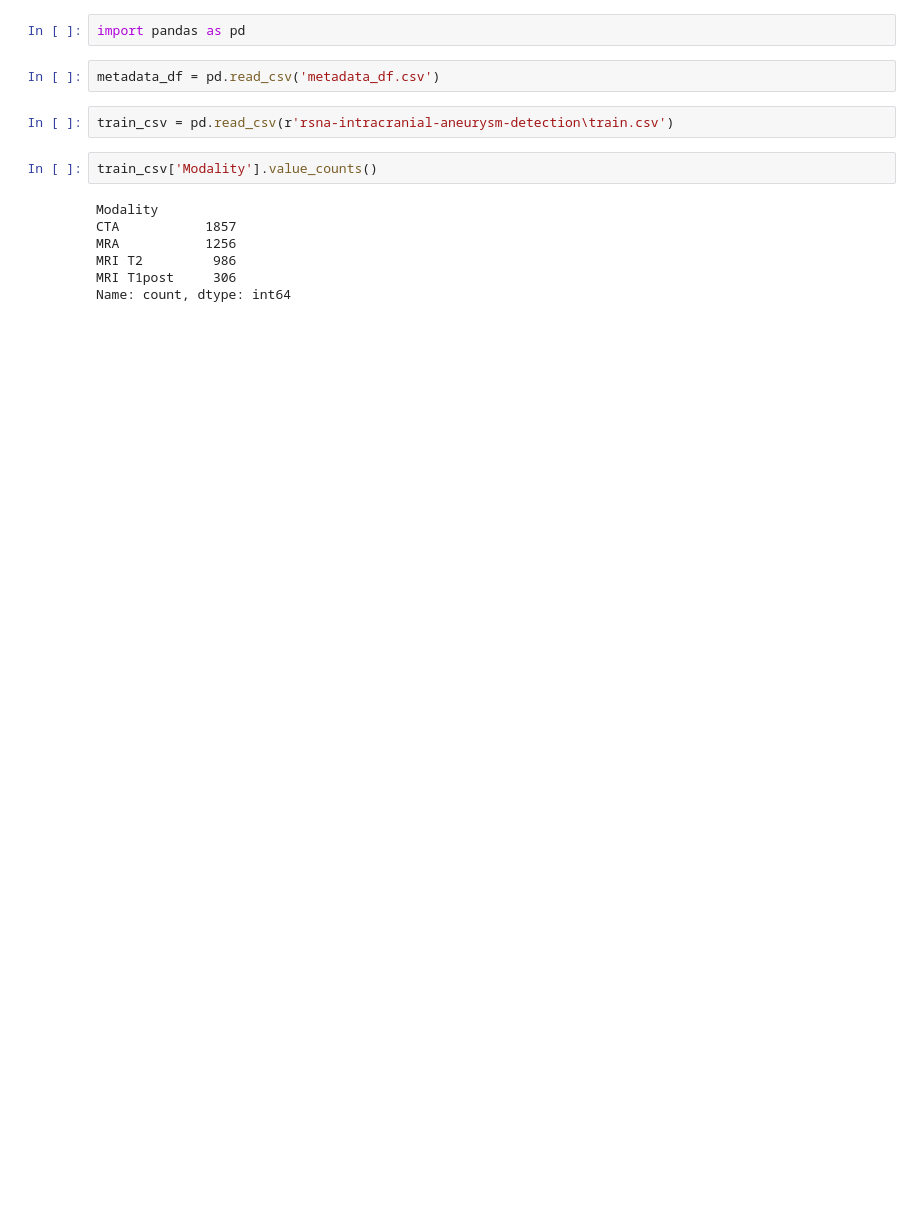
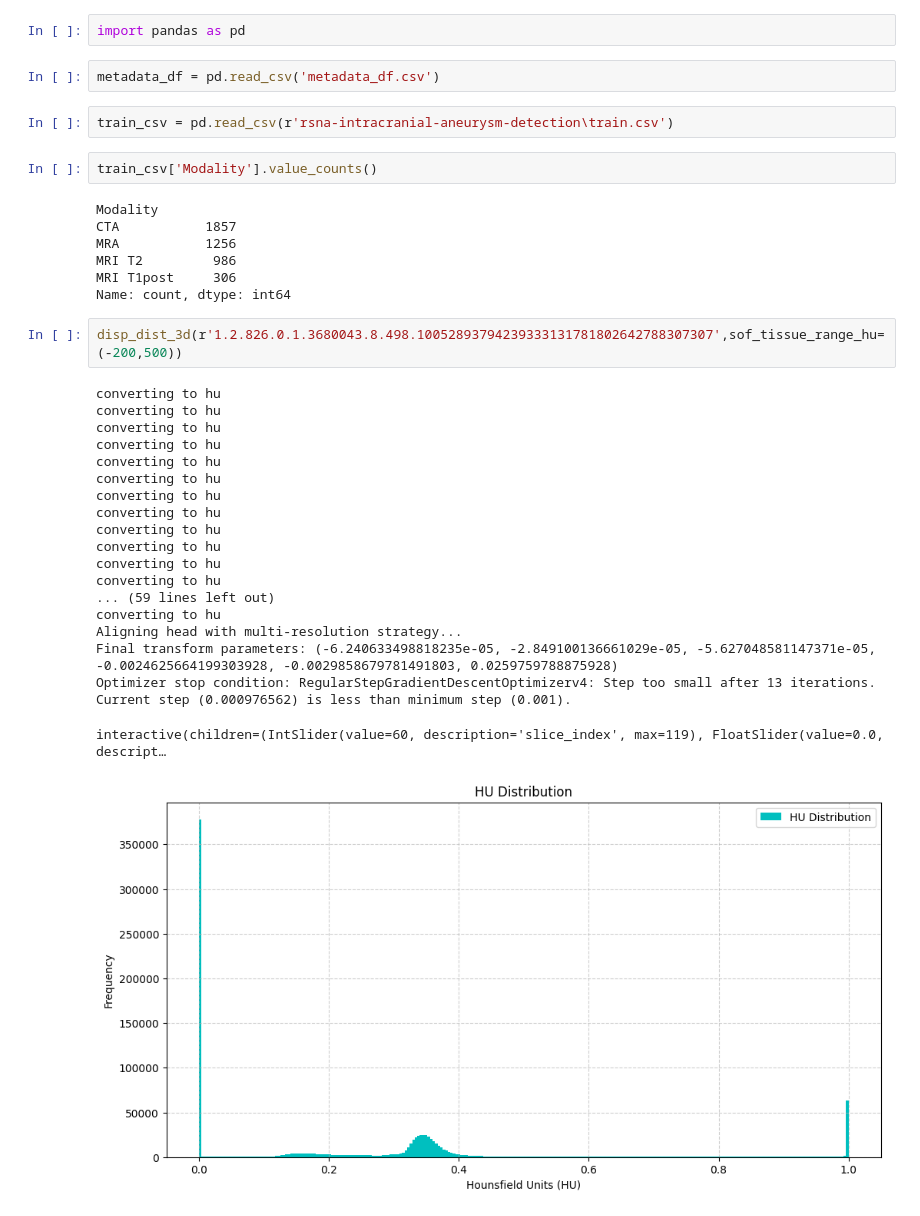
Before and after one commit to BhaveshSolanki32/Aneurysm_detection, a Jupyter notebook: test.ipynb, the cells around one changed output. Saved outputs shown, nothing was run; the diff lists cells and outputs as text; blank space fills up the shorter version.

```diff
--- a/test.ipynb
+++ b/test.ipynb
@@ -1431,3 +1551,25 @@ MRA           1256
 MRI T2         986
 MRI T1post     306
 Name: count, dtype: int64
+# %%
+disp_dist_3d(r'1.2.826.0.1.3680043.8.498.10052893794239333131781802642788307307',sof_tissue_range_hu=(-200,500))
+# %% [output]
+converting to hu
+converting to hu
+converting to hu
+converting to hu
+converting to hu
+converting to hu
+converting to hu
+converting to hu
+converting to hu
+converting to hu
+converting to hu
+converting to hu
+... (59 lines left out)
+converting to hu
+Aligning head with multi-resolution strategy...
+Final transform parameters: (-6.240633498818235e-05, -2.849100136661029e-05, -5.627048581147371e-05, -0.0024625664199303928, -0.0029858679781491803, 0.0259759788875928)
+Optimizer stop condition: RegularStepGradientDescentOptimizerv4: Step too small after 13 iterations. Current step (0.000976562) is less than minimum step (0.001).
+interactive(children=(IntSlider(value=60, description='slice_index', max=119), FloatSlider(value=0.0, descript…
+[figure, added]
```
Also changed, not shown: parts of 27 cells of this notebook, 11 other files.
